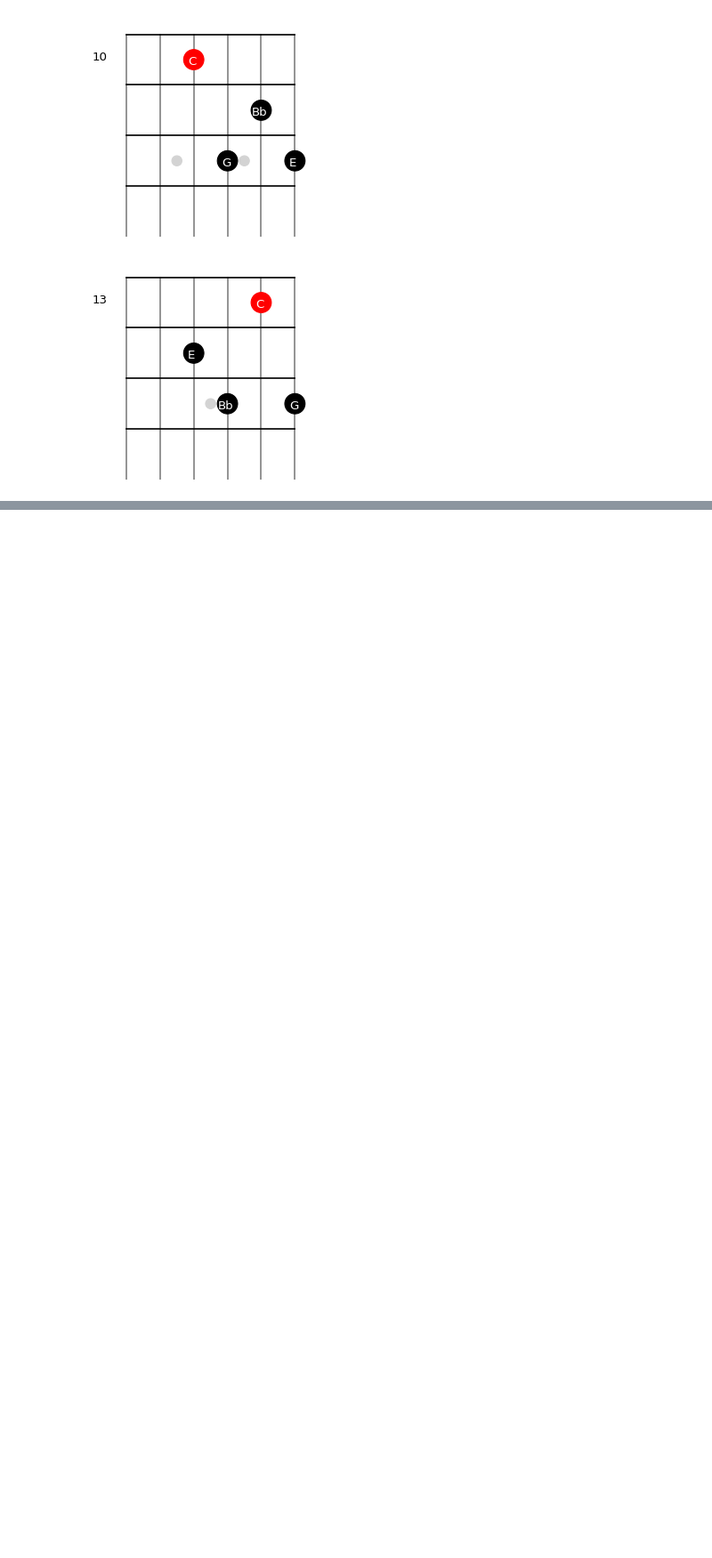
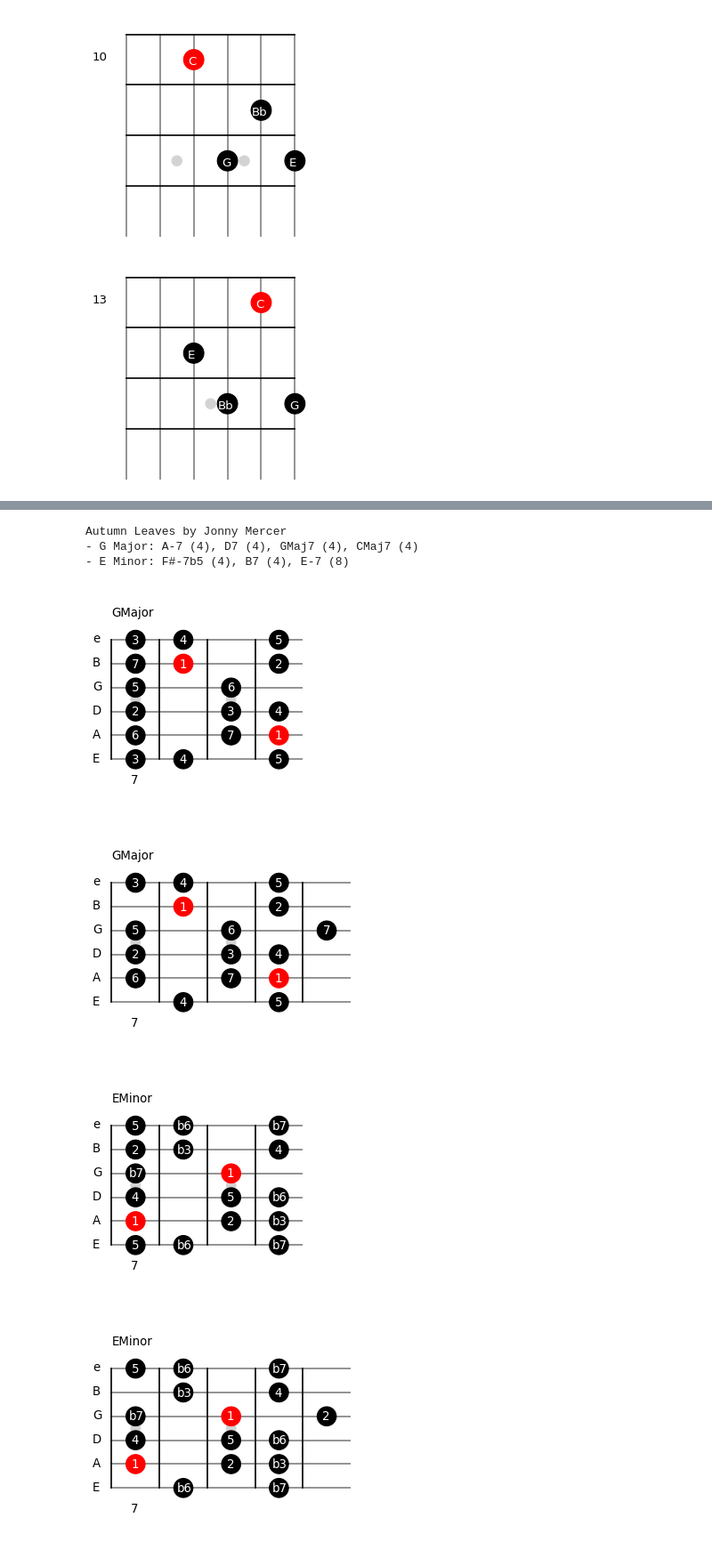
Before and after one commit to narcispr/PyFretboard, a Jupyter notebook: tutorial.ipynb, the cells around one changed output, grey strips where cells are left out. Shown: that part at 89% size. Saved outputs shown, nothing was run; the diff lists cells and outputs as text; code cells hidden in the pictures; blank space fills up the shorter version.

```diff
--- a/tutorial.ipynb
+++ b/tutorial.ipynb
@@ -85,0 +107,16 @@ for d in drops:
+# %%
+from PyFreatboard.song import Song
+song = Song("/home/narcis/PyFreatboard/autumn_leaves.xml")
+print(song)
+melody = song.get_melody("main")
+# for note in melody:
+#     print(note)
+Song.draw_shapes(song.get_drops2(), 7)
+# %% [output]
+Autumn Leaves by Jonny Mercer
+- G Major: A-7 (4), D7 (4), GMaj7 (4), CMaj7 (4)
+- E Minor: F#-7b5 (4), B7 (4), E-7 (8)
+[figure, added]
+[figure, added]
+[figure, added]
+[figure, added]
```
Also changed, not shown: parts of 2 cells of this notebook, 4 other files.
